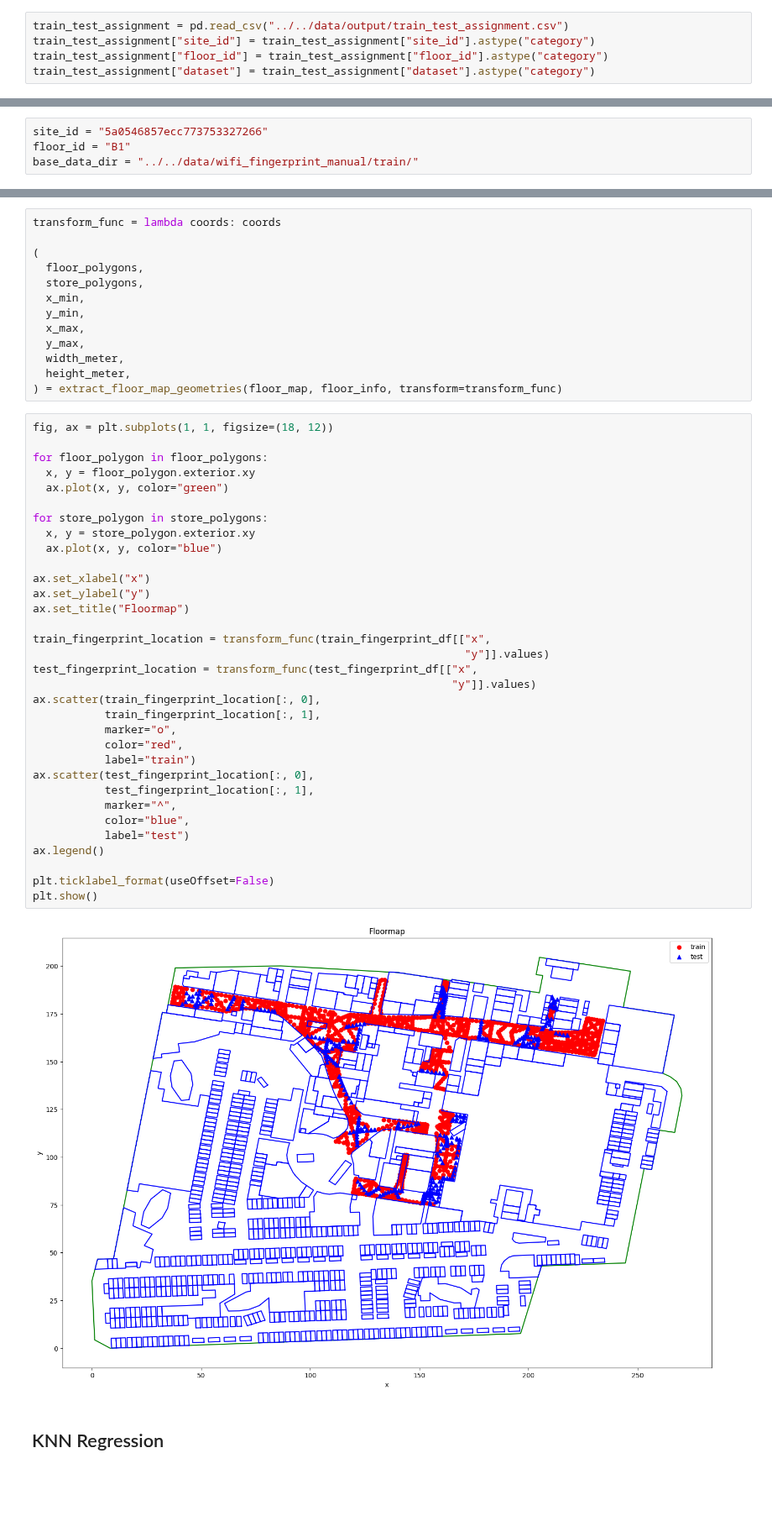
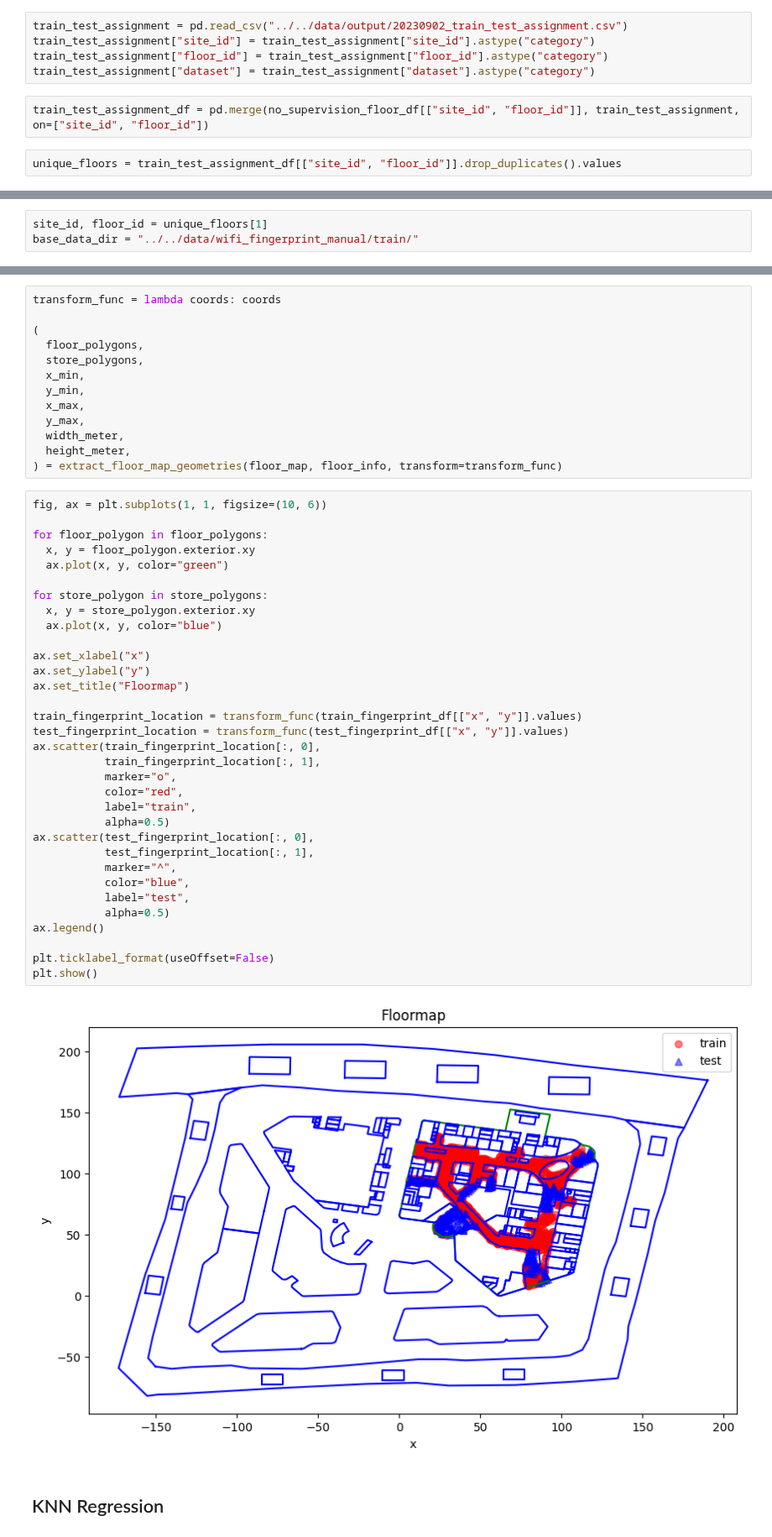
Before and after one commit to hungnd11/my-thesis, a Jupyter notebook: code/notebooks/knn_eda.ipynb, the cells around one changed output, grey strips where cells are left out. Shown at 84% size. Saved outputs shown, nothing was run; the diff lists cells and outputs as text; blank space fills up the shorter version.

```diff
--- a/code/notebooks/knn_eda.ipynb
+++ b/code/notebooks/knn_eda.ipynb
@@ -33,5 +43,9 @@ from collections import defaultdict
 # %%
-train_test_assignment = pd.read_csv("../../data/output/train_test_assignment.csv")
+train_test_assignment = pd.read_csv("../../data/output/20230902_train_test_assignment.csv")
 train_test_assignment["site_id"] = train_test_assignment["site_id"].astype("category")
 train_test_assignment["floor_id"] = train_test_assignment["floor_id"].astype("category")
 train_test_assignment["dataset"] = train_test_assignment["dataset"].astype("category")
+# %%
+train_test_assignment_df = pd.merge(no_supervision_floor_df[["site_id", "floor_id"]], train_test_assignment, on=["site_id", "floor_id"])
+# %%
+unique_floors = train_test_assignment_df[["site_id", "floor_id"]].drop_duplicates().values
@@ -38,8 +56,7 @@ train_test_assignment["dataset"] = train_test_assignment["dataset"].astype("cate
 # %% [markdown]
 ## Extract Fingerprint Data for a Specific Floor
 # %%
-site_id = "5a0546857ecc773753327266"
-floor_id = "B1"
+site_id, floor_id = unique_floors[1]
 base_data_dir = "../../data/wifi_fingerprint_manual/train/"
 # %%
 track_assignment = train_test_assignment[(train_test_assignment["site_id"] == site_id) & (train_test_assignment["floor_id"] == floor_id)]
@@ -179,40 +196,40 @@ transform_func = lambda coords: coords
   height_meter,
 ) = extract_floor_map_geometries(floor_map, floor_info, transform=transform_func)
 # %%
-fig, ax = plt.subplots(1, 1, figsize=(18, 12))
+fig, ax = plt.subplots(1, 1, figsize=(10, 6))
 
 for floor_polygon in floor_polygons:
   x, y = floor_polygon.exterior.xy
   ax.plot(x, y, color="green")
 
 for store_polygon in store_polygons:
   x, y = store_polygon.exterior.xy
   ax.plot(x, y, color="blue")
 
 ax.set_xlabel("x")
 ax.set_ylabel("y")
 ax.set_title("Floormap")
 
-train_fingerprint_location = transform_func(train_fingerprint_df[["x",
-                                                                  "y"]].values)
-test_fingerprint_location = transform_func(test_fingerprint_df[["x",
-                                                                "y"]].values)
+train_fingerprint_location = transform_func(train_fingerprint_df[["x", "y"]].values)
+test_fingerprint_location = transform_func(test_fingerprint_df[["x", "y"]].values)
 ax.scatter(train_fingerprint_location[:, 0],
            train_fingerprint_location[:, 1],
            marker="o",
            color="red",
-           label="train")
+           label="train",
+           alpha=0.5)
 ax.scatter(test_fingerprint_location[:, 0],
            test_fingerprint_location[:, 1],
            marker="^",
            color="blue",
-           label="test")
+           label="test",
+           alpha=0.5)
 ax.legend()
 
 plt.ticklabel_format(useOffset=False)
 plt.show()
 # %% [output]
-[figure, old version]
+[figure, new version]
 # %% [markdown]
 ## KNN Regression
 # %%
```
Also changed, not shown: parts of 28 cells of this notebook, 7 other files.
